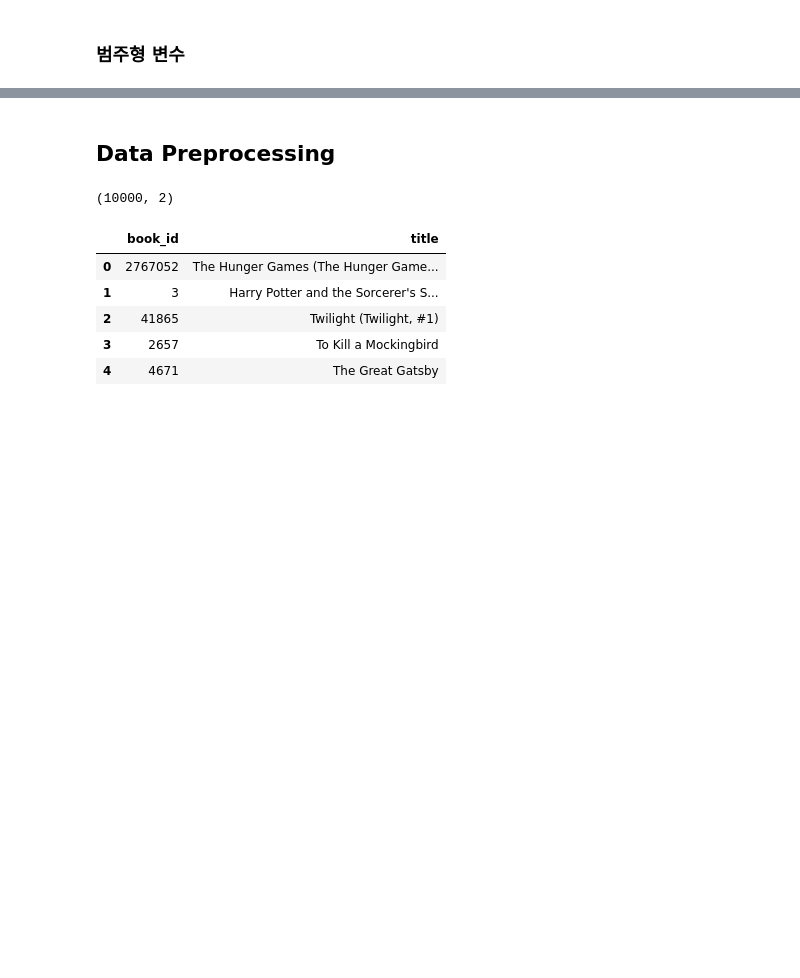
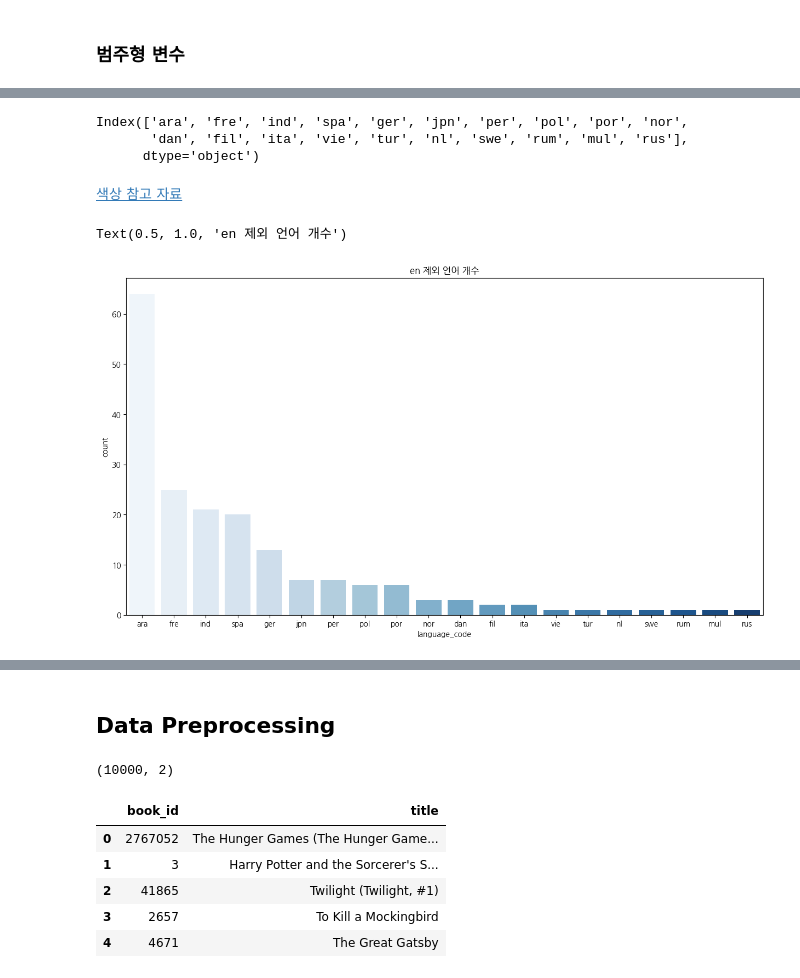
Before and after one commit to wumusill/Kaggul, a Jupyter notebook: recommend_with_tfidf.ipynb, the cells around one changed output, grey strips where cells are left out. Cells and saved outputs as stored; diff of their text form; code cells hidden in the pictures; blank space fills up the shorter version.

```diff
--- a/recommend_with_tfidf.ipynb
+++ b/recommend_with_tfidf.ipynb
@@ -73,0 +182,3 @@ data.describe(include="O")
+# %%
+lang_data = temp2['language_code'].value_counts()
+lang_data
@@ -73,0 +203,15 @@ data.describe(include="O")
+# %%
+lang_data.index
+# %% [output]
+Index(['ara', 'fre', 'ind', 'spa', 'ger', 'jpn', 'per', 'pol', 'por', 'nor',
+       'dan', 'fil', 'ita', 'vie', 'tur', 'nl', 'swe', 'rum', 'mul', 'rus'],
+      dtype='object')
+# %% [markdown]
+[색상 참고 자료](https://data101.oopy.io/4233e3f0-9ca1-41ad-bdd9-b3a26f7a2160)
+# %%
+# 밝은 색부터 점점 어둡게
+plt.figure(figsize=(15, 8))
+sns.countplot(temp2, x='language_code', palette='Blues', order=lang_data.index).set_title("en 제외 언어 개수")
+# %% [output]
+Text(0.5, 1.0, 'en 제외 언어 개수')
+[figure, added]
```
Also changed, not shown: parts of 13 cells of this notebook.
